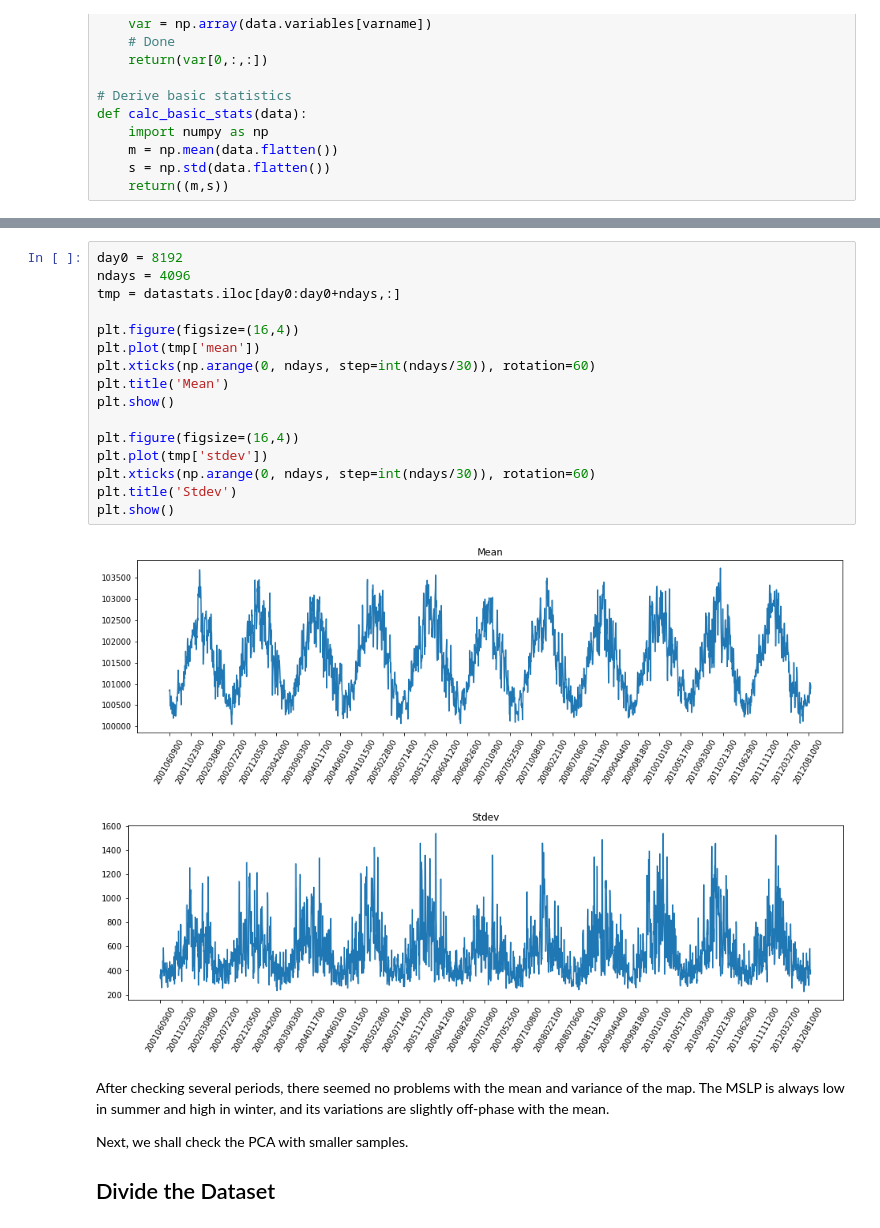
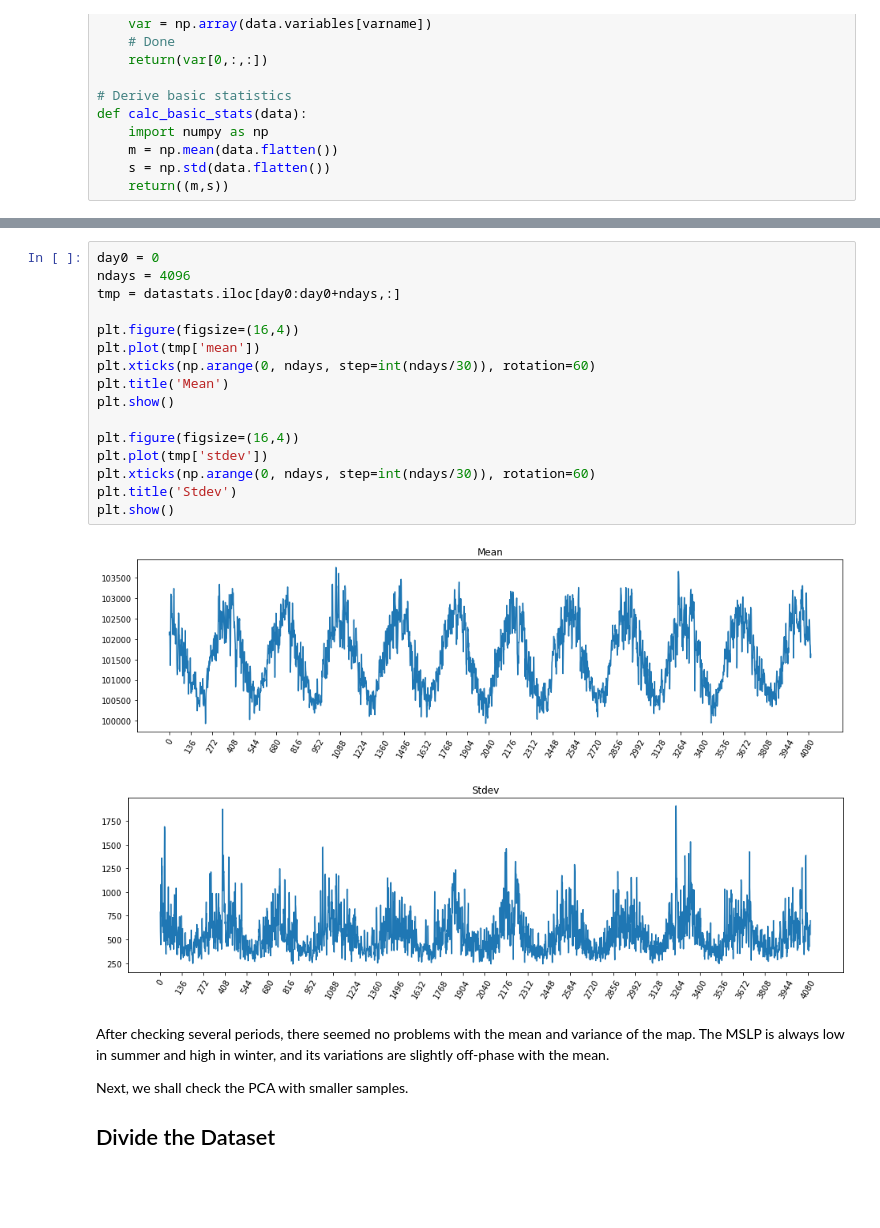
Before and after one commit to tingsyo/storm_tracker_to_vaisala, a Jupyter notebook: notebook/05_Exame_ERA5_data.ipynb, the cells around one changed output, grey strips where cells are left out. Cells and saved outputs as stored; diff of their text form; blank space fills up the shorter version.

```diff
--- a/notebook/05_Exame_ERA5_data.ipynb
+++ b/notebook/05_Exame_ERA5_data.ipynb
@@ -101,24 +108,24 @@ print(datastats.head())
 3  1979010400  102007.945312  443.142944
 4  1979010500  101550.562500  746.329224
 # %%
-day0 = 8192
+day0 = 0
 ndays = 4096
 tmp = datastats.iloc[day0:day0+ndays,:]
 
 plt.figure(figsize=(16,4))
 plt.plot(tmp['mean'])
 plt.xticks(np.arange(0, ndays, step=int(ndays/30)), rotation=60)
 plt.title('Mean')
 plt.show()
 
 plt.figure(figsize=(16,4))
 plt.plot(tmp['stdev'])
 plt.xticks(np.arange(0, ndays, step=int(ndays/30)), rotation=60)
 plt.title('Stdev')
 plt.show()
 # %% [output]
-[figure, old version]
+[figure, new version]
-[figure, old version]
+[figure, new version]
 # %% [markdown]
 After checking several periods, there seemed no problems with the mean and variance of the map. The MSLP is always low in summer and high in winter, and its variations are slightly off-phase with the mean.
 
```
Also changed, not shown: parts of 7 cells of this notebook, 1 other file.
